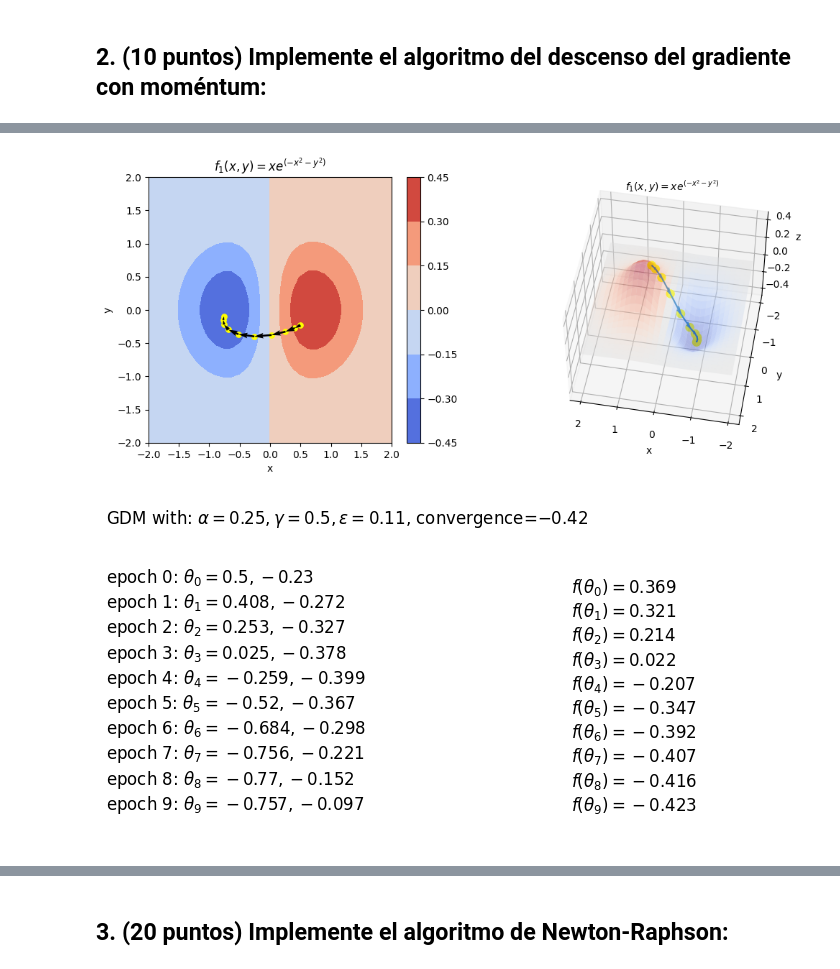
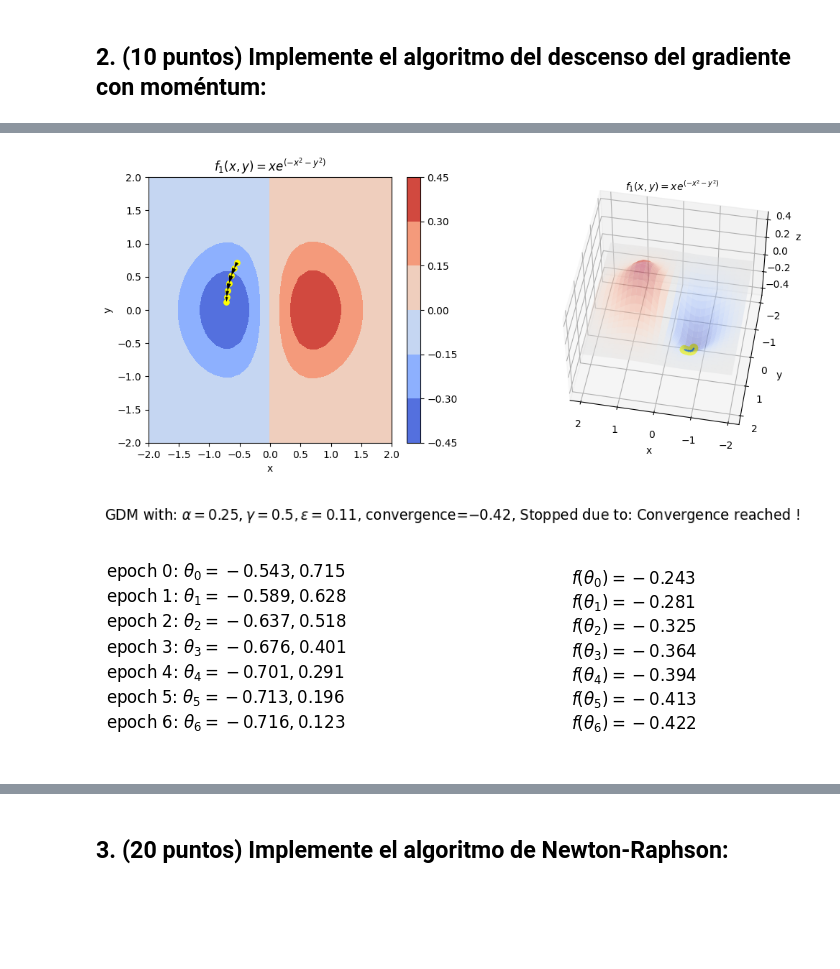
Before and after one commit to LD9797/Deep-Learning-Ground, a Jupyter notebook: TP1/TP1_Book.ipynb, the cells around one changed output, grey strips where cells are left out. Drawn from its saved outputs; the diff is of its cells as text; code cells hidden in the pictures; blank space fills up the shorter version.

```diff
--- a/TP1/TP1_Book.ipynb
+++ b/TP1/TP1_Book.ipynb
@@ -155,4 +156,8 @@ a) Escoja un coeficiente de aprendizaje $\alpha$ que permita la convergencia y r
 # %%
+#  %%capture
+#  Uncomment previous line to disable prints
+
+#  GDM Execution
 alpha = 0.25 # Learning rate alpha
 gamma = 0.5 # Momentum coefficient
 epsilon = 0.11  # Tolerance epsilon
@@ -160,20 +165,21 @@ convergence = -0.42 # Convergence point
 epochs = 20 # Iteration epochs
 runs = 10 # Runs
 results = [] # Gradient descent results
-# Title for plot
-title = "GDM with: $\\alpha=" + str(alpha) + ", \\gamma=" + str(gamma) + ", \\epsilon=" + str(epsilon) + "$" + ", convergence=$" + str(convergence) + "$"
 
 for run in range(runs):
+    print("\n----------------------")
+    print(f"Run #{run + 1}\n")
     point_x = random.uniform(-1, 1)
     point_y = random.uniform(-1, 1)
     init_position = torch.Tensor([point_x, point_y])
-    thetas = gradient_descent_momentum(init_position, epochs=epochs, alpha=alpha, momentum=gamma, epsilon=epsilon, convergence=convergence, visualize=False)
-    results.append(thetas)
+    thetas, message = gradient_descent_momentum(init_position, epochs=epochs, alpha=alpha, momentum=gamma, epsilon=epsilon, convergence=convergence)
+    results.append((thetas, message))
 
 #  Randomly choose a run and plot
-# run = random.randint(0, runs - 1)
-# plot(results[run], "Run #" + str(run) + " | " + title)
+run = random.randint(0, runs - 1)
 
 #  Example execution:
-init_position = torch.Tensor([0.5, -0.23])
-thetas = gradient_descent_momentum(init_position, epochs=epochs, alpha=alpha, momentum=gamma, epsilon=epsilon, convergence=convergence, visualize=False)
+#  init_position = torch.Tensor([0.5, -0.23])
+#  thetas, message = gradient_descent_momentum(init_position, epochs=epochs, alpha=alpha, momentum=gamma, epsilon=epsilon, convergence=convergence)
+#  title = "GDM with: $\\alpha=" + str(alpha) + ", \\gamma=" + str(gamma) + ", \\epsilon=" + str(epsilon) + "$" + ", convergence=$" + str(convergence) + "$" + \
+#        ", Stopped due to: " + message
@@ -180,8 +204,11 @@ thetas = gradient_descent_momentum(init_position, epochs=epochs, alpha=alpha, mo
 # %%
-#  Plot instruction separated so that console prints are not alongside !!
+#  Plot separated so that console prints are not shown alongside !!
+thetas, message = results[run]
+title = "GDM with: $\\alpha=" + str(alpha) + ", \\gamma=" + str(gamma) + ", \\epsilon=" + str(epsilon) + "$" + ", convergence=$" + str(convergence) + "$" + \
+        ", Stopped due to: " + message
 plot(thetas, title)
 # %% [output]
-[figure, old version]
+[figure, new version]
-[figure, old version]
+[figure, new version]
-[figure, old version]
+[figure, new version]
 # %% [markdown]
```
Also changed, not shown: parts of 15 cells of this notebook.
